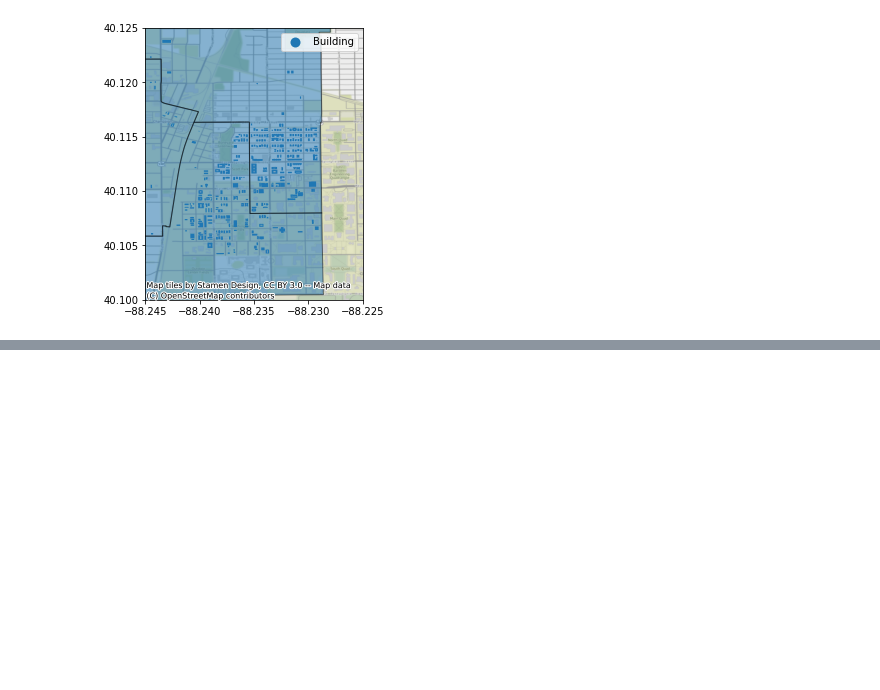
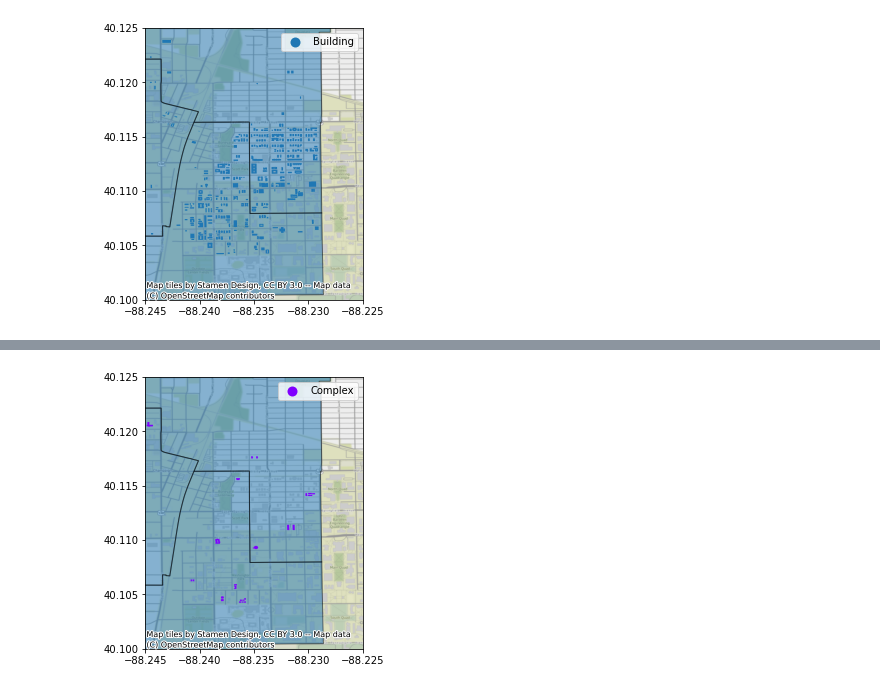
Before and after one commit to UIUC-iSchool-DataViz/is445_spring2021, a Jupyter notebook: week07/inClass_week07.ipynb, the cells around one changed output, grey strips where cells are left out. Cells and saved outputs as stored; diff of their text form; code cells hidden in the pictures; blank space fills up the shorter version.

```diff
--- a/week07/inClass_week07.ipynb
+++ b/week07/inClass_week07.ipynb
@@ -670,0 +691,4 @@ Next step in "widgetizing" this is to make a function with our "hard
+# %%
+my_geo_plot('Complex')
+# %% [output]
+[figure, added]
```
Also changed, not shown: parts of 4 cells of this notebook.
